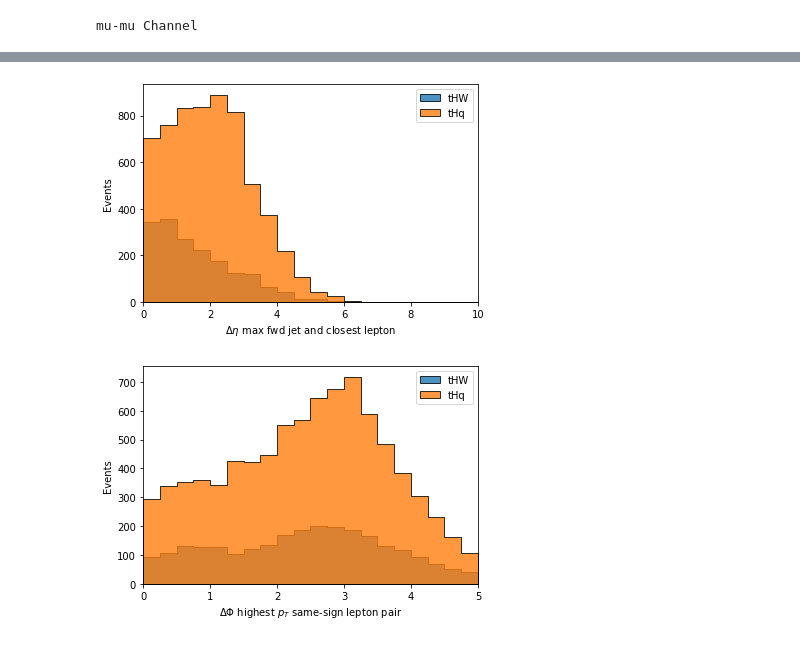
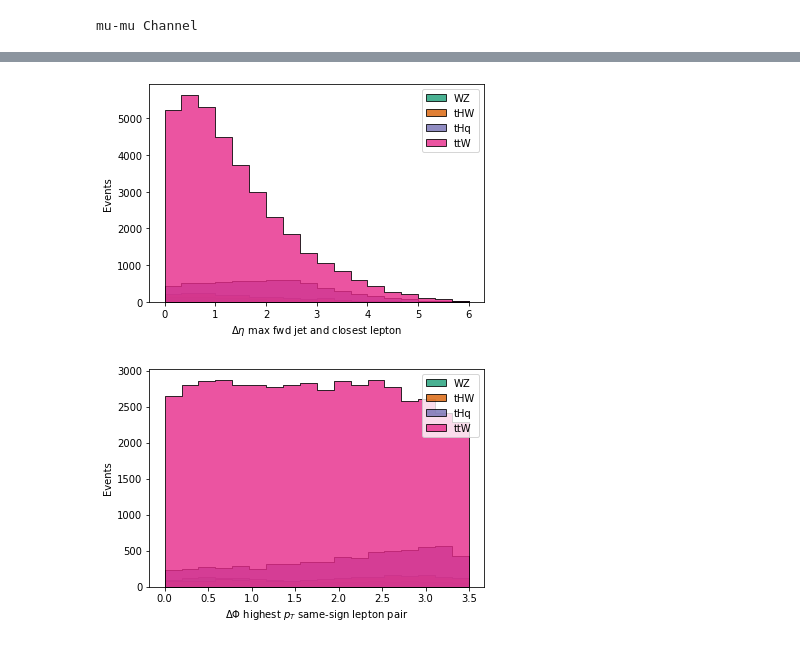
Before and after one commit to mat-adamec/tHq_analysis, a Jupyter notebook: THQ.ipynb, the cells around one changed output, grey strips where cells are left out. Drawn from its saved outputs; the diff is of its cells as text; code cells hidden in the pictures.

Commit message:
four datasets

```diff
--- a/THQ.ipynb
+++ b/THQ.ipynb
@@ -654,0 +589,13 @@ KeyboardInterrupt:
+# %%
+fileset = {'tHq': glob.glob('data/THQ/*'),
+          'tHW': glob.glob('/mnt/hadoop/user/uscms01/pnfs/unl.edu/data4/cms/store/mc/RunIISummer16NanoAODv5/THW_Hincl_13TeV-madgraph-pythia8_TuneCUETP8M1/NANOAODSIM/PUMoriond17_Nano1June2019_102X_mcRun2_asymptotic_v7-v1/70000/*'),
+          'ttW': glob.glob('/mnt/hadoop/user/uscms01/pnfs/unl.edu/data4/cms/store/mc/RunIISummer16NanoAODv5/TTWJetsToLNu_TuneCUETP8M1_13TeV-amcatnloFXFX-madspin-pythia8/NANOAODSIM/PUMoriond17_Nano1June2019_102X_mcRun2_asymptotic_v7_ext*/*/*'),
+          'WZ': glob.glob('/mnt/hadoop/user/uscms01/pnfs/unl.edu/data4/cms/store/mc/RunIISummer16NanoAODv5/WZTo3LNu_TuneCUETP8M1_13TeV-powheg-pythia8/NANOAODSIM/PUMoriond17_Nano1June2019_102X_mcRun2_asymptotic_v7*/*/*')
+          }
+
+output = processor.run_uproot_job(fileset,
+                                 treename='Events',
+                                 processor_instance=SignalProcessor(),
+                                 executor=processor.futures_executor,
+                                 executor_args={'workers':16},
+                                 chunksize = 250000)
@@ -655,2 +605,4 @@ KeyboardInterrupt:
+# %%
+colors = ['#1b9e77','#d95f02','#7570b3','#e7298a','#66a61e','#e6ab02']
 # %%
 print('Three Lepton Channel')
@@ -682,14 +672,54 @@ Three Lepton Channel
 # %%
 print('mu-mu Channel')
-hist.plot1d(output['mumu_subleadLepton_pT'], overlay='dataset', fill_opts={'edgecolor': (0,0,0,0.3), 'alpha': 0.8})
-hist.plot1d(output['mumu_fwdJet_leadbJet'], overlay='dataset', fill_opts={'edgecolor': (0,0,0,0.3), 'alpha': 0.8})
-hist.plot1d(output['mumu_fwdJet_subleadbJet'], overlay='dataset', fill_opts={'edgecolor': (0,0,0,0.3), 'alpha': 0.8})
-hist.plot1d(output['mumu_fwdJet_closestLepton'], overlay='dataset', fill_opts={'edgecolor': (0,0,0,0.3), 'alpha': 0.8})
-hist.plot1d(output['mumu_highpT_sslp'], overlay='dataset', fill_opts={'edgecolor': (0,0,0,0.3), 'alpha': 0.8})
-hist.plot1d(output['mumu_jetMaxEta'], overlay='dataset', fill_opts={'edgecolor': (0,0,0,0.3), 'alpha': 0.8})
-hist.plot1d(output['mumu_minDelR'], overlay='dataset', fill_opts={'edgecolor': (0,0,0,0.3), 'alpha': 0.8})
-hist.plot1d(output['mumu_NJetMED'], overlay='dataset', fill_opts={'edgecolor': (0,0,0,0.3), 'alpha': 0.8})
-hist.plot1d(output['mumu_NJetNONMED'], overlay='dataset', fill_opts={'edgecolor': (0,0,0,0.3), 'alpha': 0.8})
-hist.plot1d(output['mumu_TotalCharge'], overlay='dataset', fill_opts={'edgecolor': (0,0,0,0.3), 'alpha': 0.8})
+fig, ax = plt.subplots(1)
+ax.set_prop_cycle(cycler(color=colors))
+hist.plot1d(output['mumu_subleadLepton_pT'], overlay='dataset', ax=ax, clear=False, fill_opts={'edgecolor': (0,0,0,0.3), 'alpha': 0.8,})
+ax.set_ylim(0, None)
+ax.legend()
+fig, ax = plt.subplots(1)
+ax.set_prop_cycle(cycler(color=colors))
+hist.plot1d(output['mumu_fwdJet_leadbJet'], overlay='dataset', ax=ax, clear=False, fill_opts={'edgecolor': (0,0,0,0.3), 'alpha': 0.8})
+ax.set_ylim(0, None)
+ax.legend()
+fig, ax = plt.subplots(1)
+ax.set_prop_cycle(cycler(color=colors))
+hist.plot1d(output['mumu_fwdJet_subleadbJet'], overlay='dataset', ax=ax, clear=False, fill_opts={'edgecolor': (0,0,0,0.3), 'alpha': 0.8})
+ax.set_ylim(0, None)
+ax.legend()
+fig, ax = plt.subplots(1)
+ax.set_prop_cycle(cycler(color=colors))
+hist.plot1d(output['mumu_fwdJet_closestLepton'], overlay='dataset', ax=ax, clear=False, fill_opts={'edgecolor': (0,0,0,0.3), 'alpha': 0.8})
+ax.set_ylim(0, None)
+ax.legend()
+fig, ax = plt.subplots(1)
+ax.set_prop_cycle(cycler(color=colors))
+hist.plot1d(output['mumu_highpT_sslp'], overlay='dataset', ax=ax, clear=False, fill_opts={'edgecolor': (0,0,0,0.3), 'alpha': 0.8})
+ax.set_ylim(0, None)
+ax.legend()
+fig, ax = plt.subplots(1)
+ax.set_prop_cycle(cycler(color=colors))
+hist.plot1d(output['mumu_jetMaxEta'], overlay='dataset', ax=ax, clear=False, fill_opts={'edgecolor': (0,0,0,0.3), 'alpha': 0.8})
+ax.set_ylim(0, None)
+ax.legend()
+fig, ax = plt.subplots(1)
+ax.set_prop_cycle(cycler(color=colors))
+hist.plot1d(output['mumu_minDelR'], overlay='dataset', ax=ax, clear=False, fill_opts={'edgecolor': (0,0,0,0.3), 'alpha': 0.8})
+ax.set_ylim(0, None)
+ax.legend()
+fig, ax = plt.subplots(1)
+ax.set_prop_cycle(cycler(color=colors))
+hist.plot1d(output['mumu_NJetMED'], overlay='dataset', ax=ax, clear=False, fill_opts={'edgecolor': (0,0,0,0.3), 'alpha': 0.8})
+ax.set_ylim(0, None)
+ax.legend()
+fig, ax = plt.subplots(1)
+ax.set_prop_cycle(cycler(color=colors))
+hist.plot1d(output['mumu_NJetNONMED'], overlay='dataset', ax=ax, clear=False, fill_opts={'edgecolor': (0,0,0,0.3), 'alpha': 0.8})
+ax.set_ylim(0, None)
+ax.legend()
+fig, ax = plt.subplots(1)
+ax.set_prop_cycle(cycler(color=colors))
+hist.plot1d(output['mumu_TotalCharge'], overlay='dataset', ax=ax, clear=False, fill_opts={'edgecolor': (0,0,0,0.3), 'alpha': 0.8})
+ax.set_ylim(0, None)
+ax.legend()
 # %% [output]
 mu-mu Channel
@@ -704,2 +730,2 @@ mu-mu Channel
-[figure, old version]
+[figure, new version]
-[figure, old version]
+[figure, new version]
```
Also changed, not shown: parts of 10 cells of this notebook.
